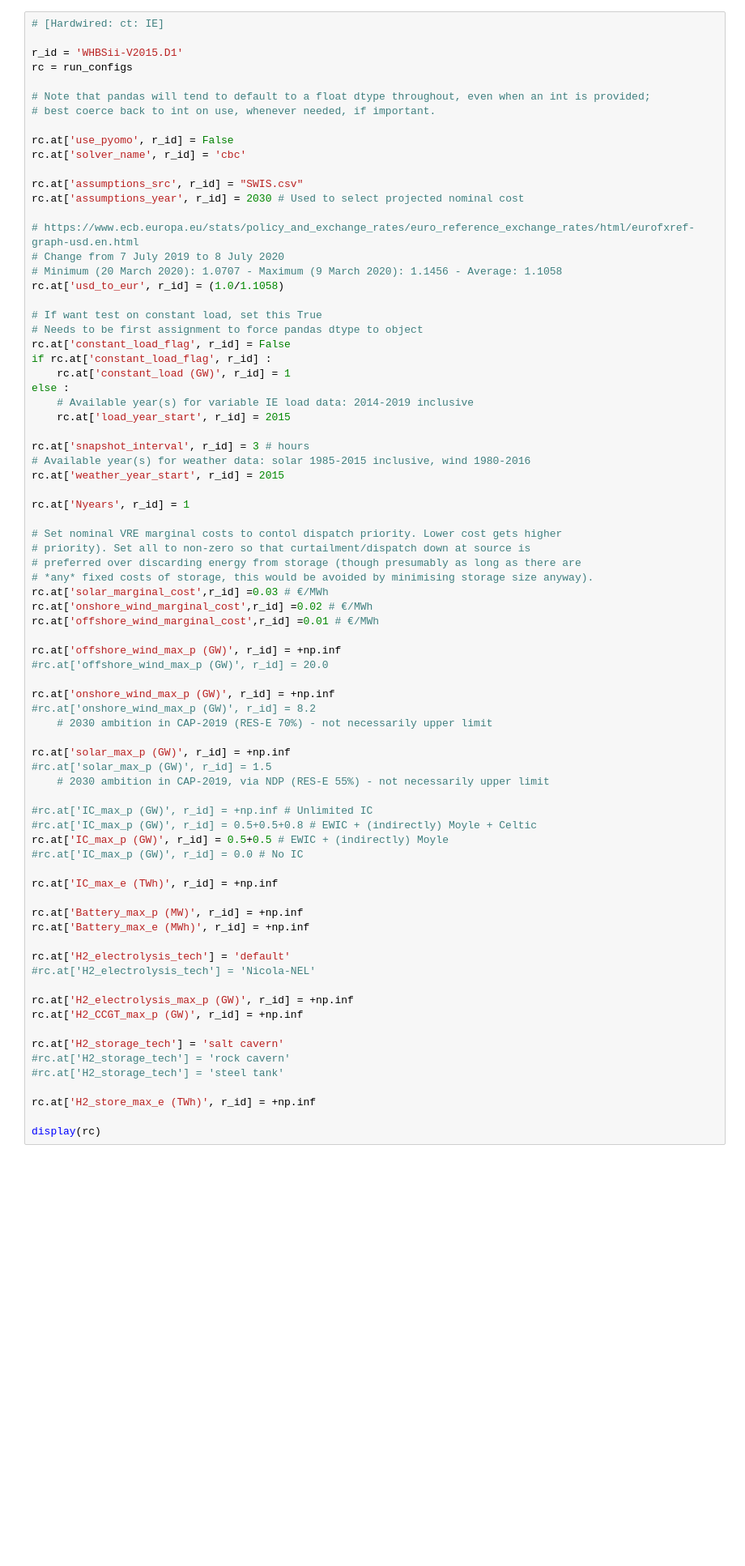
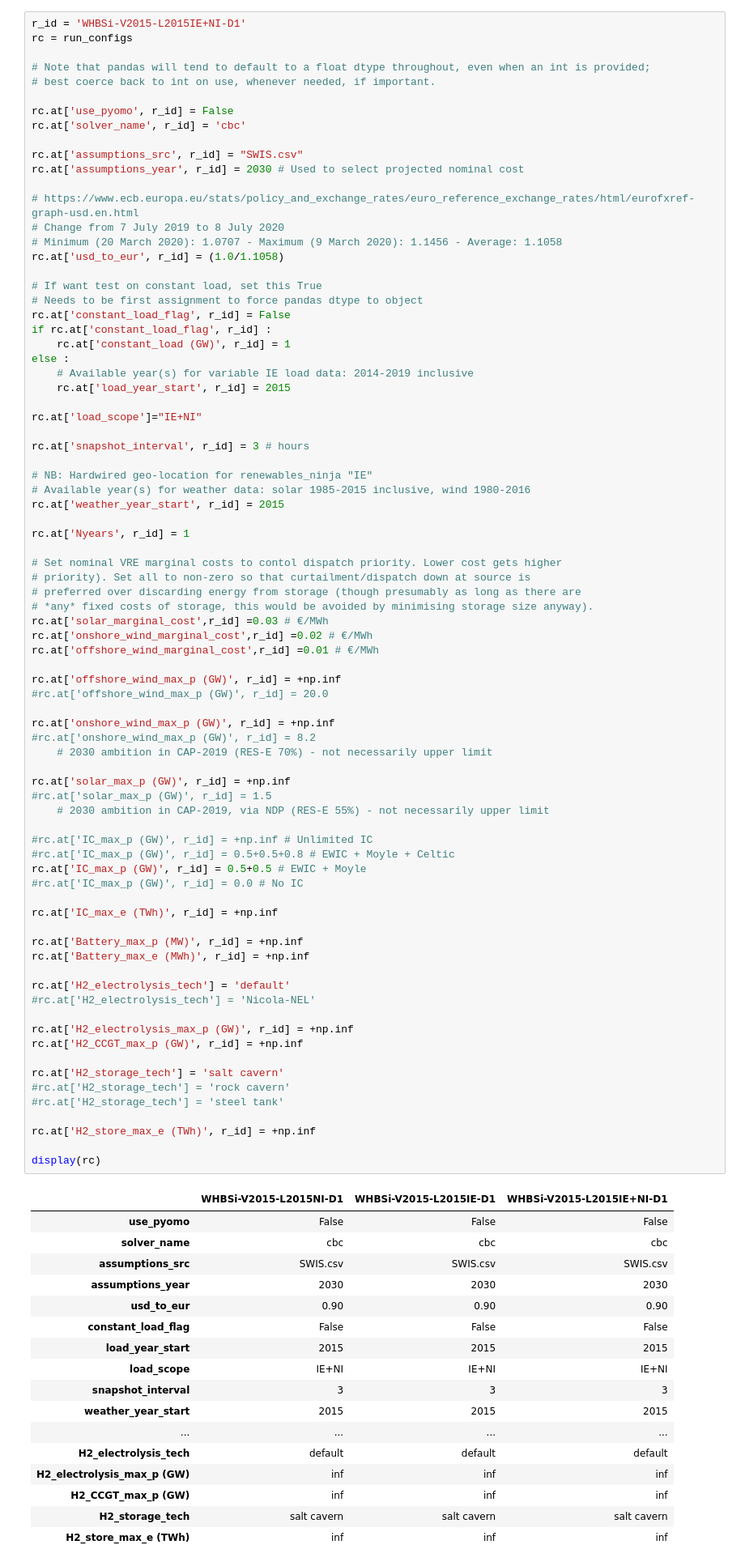
Before and after one commit to bmcmullin/SWIS-100-IE, a Jupyter notebook: SWIS-100-IE-notebook.ipynb, the cells around one changed output. Shown at 81% size. Saved outputs shown, nothing was run; the diff lists cells and outputs as text; blank space fills up the shorter version.

```diff
--- a/SWIS-100-IE-notebook.ipynb
+++ b/SWIS-100-IE-notebook.ipynb
@@ -698,9 +764,7 @@ def gather_run_stats(r_id,network):
 #run_configs=pd.DataFrame()
 #run_stats=pd.DataFrame()
 # %%
-# [Hardwired: ct: IE]
-
-r_id = 'WHBSii-V2015.D1'
+r_id = 'WHBSi-V2015-L2015IE+NI-D1'
 rc = run_configs
 
 # Note that pandas will tend to default to a float dtype throughout, even when an int is provided;
@@ -726,7 +790,11 @@ else :
     # Available year(s) for variable IE load data: 2014-2019 inclusive
     rc.at['load_year_start', r_id] = 2015
 
+rc.at['load_scope']="IE+NI"
+
 rc.at['snapshot_interval', r_id] = 3 # hours
+
+# NB: Hardwired geo-location for renewables_ninja "IE"
 # Available year(s) for weather data: solar 1985-2015 inclusive, wind 1980-2016
 rc.at['weather_year_start', r_id] = 2015
 
@@ -745,35 +813,53 @@ rc.at['offshore_wind_max_p (GW)', r_id] = +np.inf
 
 rc.at['onshore_wind_max_p (GW)', r_id] = +np.inf
 #rc.at['onshore_wind_max_p (GW)', r_id] = 8.2
     # 2030 ambition in CAP-2019 (RES-E 70%) - not necessarily upper limit
 
 rc.at['solar_max_p (GW)', r_id] = +np.inf
 #rc.at['solar_max_p (GW)', r_id] = 1.5
     # 2030 ambition in CAP-2019, via NDP (RES-E 55%) - not necessarily upper limit
 
 #rc.at['IC_max_p (GW)', r_id] = +np.inf # Unlimited IC
-#rc.at['IC_max_p (GW)', r_id] = 0.5+0.5+0.8 # EWIC + (indirectly) Moyle + Celtic
-rc.at['IC_max_p (GW)', r_id] = 0.5+0.5 # EWIC + (indirectly) Moyle
+#rc.at['IC_max_p (GW)', r_id] = 0.5+0.5+0.8 # EWIC + Moyle + Celtic
+rc.at['IC_max_p (GW)', r_id] = 0.5+0.5 # EWIC + Moyle
 #rc.at['IC_max_p (GW)', r_id] = 0.0 # No IC
 
 rc.at['IC_max_e (TWh)', r_id] = +np.inf
 
 rc.at['Battery_max_p (MW)', r_id] = +np.inf
 rc.at['Battery_max_e (MWh)', r_id] = +np.inf
 
 rc.at['H2_electrolysis_tech'] = 'default'
 #rc.at['H2_electrolysis_tech'] = 'Nicola-NEL'
 
 rc.at['H2_electrolysis_max_p (GW)', r_id] = +np.inf
 rc.at['H2_CCGT_max_p (GW)', r_id] = +np.inf
 
 rc.at['H2_storage_tech'] = 'salt cavern'
 #rc.at['H2_storage_tech'] = 'rock cavern'
 #rc.at['H2_storage_tech'] = 'steel tank'
 
 rc.at['H2_store_max_e (TWh)', r_id] = +np.inf
 
 display(rc)
+# %% [output]
+|  | WHBSi-V2015-L2015NI-D1 | WHBSi-V2015-L2015IE-D1 | WHBSi-V2015-L2015IE+NI-D1 |
+| use_pyomo | False | False | False |
+| solver_name | cbc | cbc | cbc |
+| assumptions_src | SWIS.csv | SWIS.csv | SWIS.csv |
+| assumptions_year | 2030 | 2030 | 2030 |
+| usd_to_eur | 0.90 | 0.90 | 0.90 |
+| constant_load_flag | False | False | False |
+| load_year_start | 2015 | 2015 | 2015 |
+| load_scope | IE+NI | IE+NI | IE+NI |
+| snapshot_interval | 3 | 3 | 3 |
+| weather_year_start | 2015 | 2015 | 2015 |
+| ... | ... | ... | ... |
+| H2_electrolysis_tech | default | default | default |
+| H2_electrolysis_max_p (GW) | inf | inf | inf |
+| H2_CCGT_max_p (GW) | inf | inf | inf |
+| H2_storage_tech | salt cavern | salt cavern | salt cavern |
+| H2_store_max_e (TWh) | inf | inf | inf |
 # %% [markdown]
 ## Solve the system (interactive/single-shot)
 # %%
```
Also changed, not shown: parts of 11 cells of this notebook.
